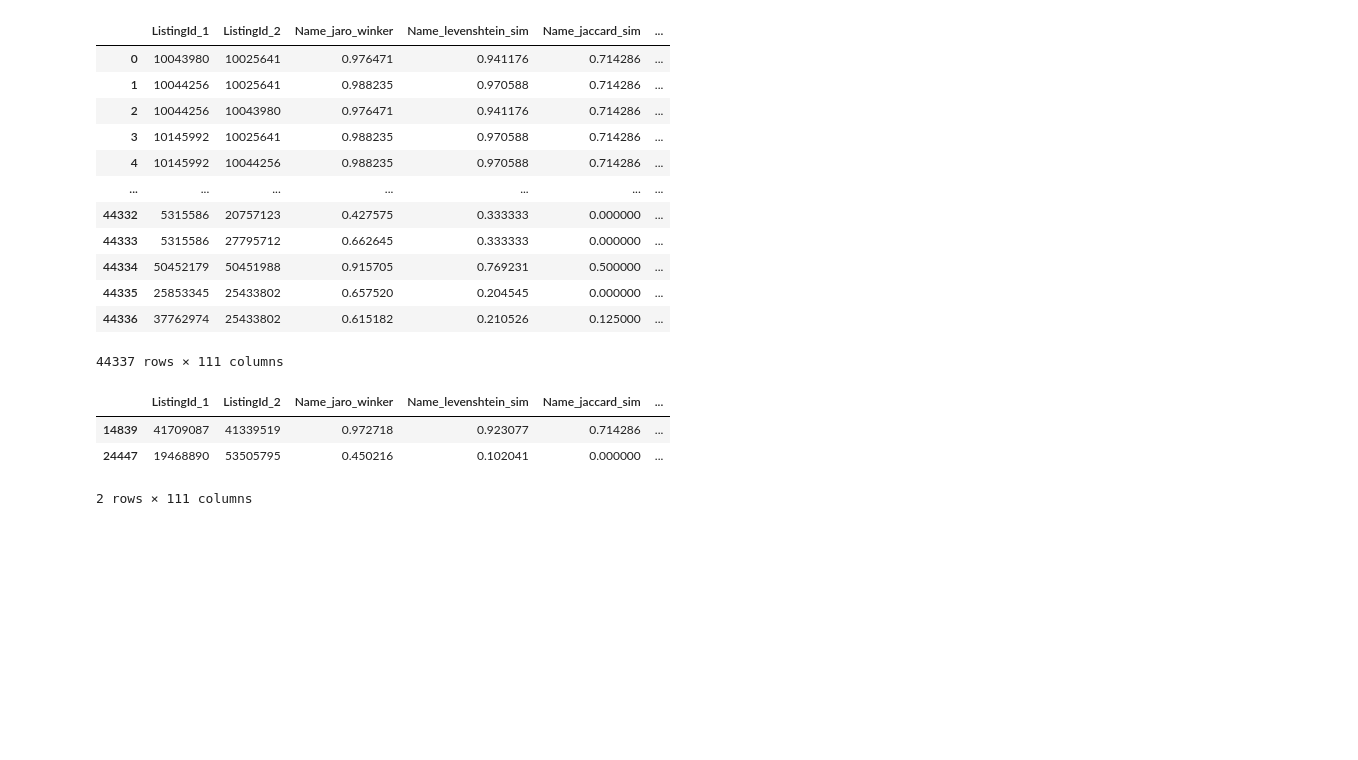
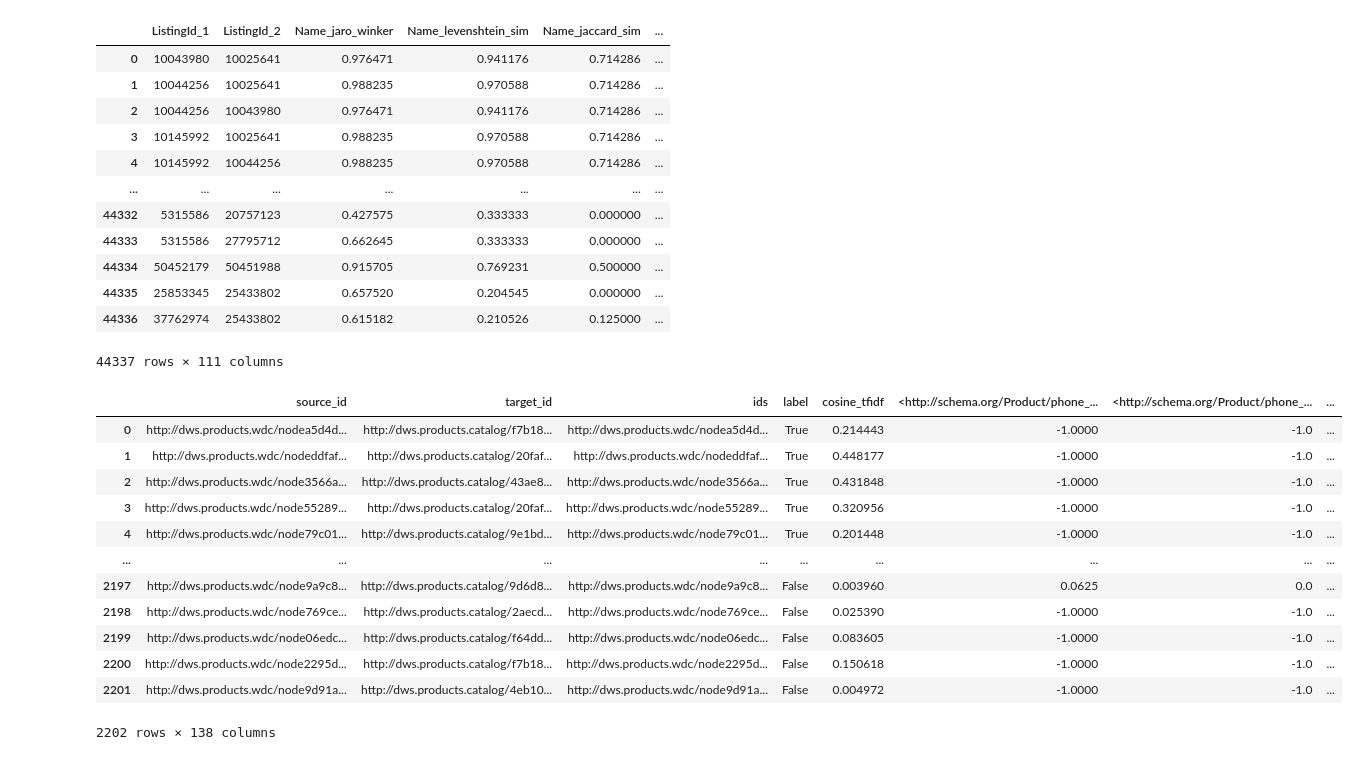
Before and after one commit to Amsterdam-Internships/Double-Listing, a Jupyter notebook: Code/Unsupervised.ipynb, the cells around one changed output. Saved outputs shown, nothing was run; the diff lists cells and outputs as text; code cells hidden in the pictures; blank space fills up the shorter version.

```diff
--- a/Code/Unsupervised.ipynb
+++ b/Code/Unsupervised.ipynb
@@ -36,5 +51,6 @@ Knee value = 0.4011926095121956
 # %%
 matches_score_weight, nonmatches_score_weight = unsupervised_labels(sorted_dataset,threshold)
+matches_score_weight_base, nonmatches_score_weight_base = unsupervised_labels(sorted_dataset_base,threshold_base)
 # %%
 columns = ['ids','agg_score','weights','uns_label']
 uns_labels = matches_score_weight+nonmatches_score_weight
@@ -54,3 +70,8 @@ df_uns
 | 44335 | (53505795, 47371801) | 0.401162 | 0.000076 | 0.0 |
 | 44336 | (39022530, 17793367) | 0.401185 | 0.000019 | 0.0 |
 44337 rows × 4 columns
+# %%
+columns_base = ['ids','agg_score','weights','uns_label']
+uns_labels_base = matches_score_weight_base+nonmatches_score_weight_base
+df_uns_base = pd.DataFrame(uns_labels_base,columns=columns_base)
+df_uns_base
@@ -57,6 +92,9 @@ df_uns
 # %%
 df_uns_label= df_sim.merge(df_uns,on='ids')
 df_uns_label.to_csv('df_uns_label_img_1.csv',index=False)
+# %%
+df_uns_label_base= full_base.merge(df_uns_base,on='ids')
+df_uns_label_base.to_csv('df_uns_label_base_train.csv',index=False)
 # %%
 df_uns_label
 # %% [output]
@@ -73,10 +111,19 @@ df_uns_label
 | 44335 | 25853345 | 25433802 | 0.657520 | 0.204545 | 0.000000 | ... |
 | 44336 | 37762974 | 25433802 | 0.615182 | 0.210526 | 0.125000 | ... |
 44337 rows × 111 columns
-# %%
-df_uns_label[df_uns_label['weights']==1]
-# %% [output]
-|  | ListingId_1 | ListingId_2 | Name_jaro_winker | Name_levenshtein_sim | Name_jaccard_sim | ... |
-| 14839 | 41709087 | 41339519 | 0.972718 | 0.923077 | 0.714286 | ... |
-| 24447 | 19468890 | 53505795 | 0.450216 | 0.102041 | 0.000000 | ... |
-2 rows × 111 columns
+# %%
+df_uns_label_base
+# %% [output]
+|  | source_id | target_id | ids | label | cosine_tfidf | <http://schema.org/Product/phone_... | <http://schema.org/Product/phone_... | ... |
+| 0 | http://dws.products.wdc/nodea5d4d... | http://dws.products.catalog/f7b18... | http://dws.products.wdc/nodea5d4d... | True | 0.214443 | -1.0000 | -1.0 | ... |
+| 1 | http://dws.products.wdc/nodeddfaf... | http://dws.products.catalog/20faf... | http://dws.products.wdc/nodeddfaf... | True | 0.448177 | -1.0000 | -1.0 | ... |
+| 2 | http://dws.products.wdc/node3566a... | http://dws.products.catalog/43ae8... | http://dws.products.wdc/node3566a... | True | 0.431848 | -1.0000 | -1.0 | ... |
+| 3 | http://dws.products.wdc/node55289... | http://dws.products.catalog/20faf... | http://dws.products.wdc/node55289... | True | 0.320956 | -1.0000 | -1.0 | ... |
+| 4 | http://dws.products.wdc/node79c01... | http://dws.products.catalog/9e1bd... | http://dws.products.wdc/node79c01... | True | 0.201448 | -1.0000 | -1.0 | ... |
+| ... | ... | ... | ... | ... | ... | ... | ... | ... |
+| 2197 | http://dws.products.wdc/node9a9c8... | http://dws.products.catalog/9d6d8... | http://dws.products.wdc/node9a9c8... | False | 0.003960 | 0.0625 | 0.0 | ... |
+| 2198 | http://dws.products.wdc/node769ce... | http://dws.products.catalog/2aecd... | http://dws.products.wdc/node769ce... | False | 0.025390 | -1.0000 | -1.0 | ... |
+| 2199 | http://dws.products.wdc/node06edc... | http://dws.products.catalog/f64dd... | http://dws.products.wdc/node06edc... | False | 0.083605 | -1.0000 | -1.0 | ... |
+| 2200 | http://dws.products.wdc/node2295d... | http://dws.products.catalog/f7b18... | http://dws.products.wdc/node2295d... | False | 0.150618 | -1.0000 | -1.0 | ... |
+| 2201 | http://dws.products.wdc/node9d91a... | http://dws.products.catalog/4eb10... | http://dws.products.wdc/node9d91a... | False | 0.004972 | -1.0000 | -1.0 | ... |
+2202 rows × 138 columns
```
Also changed, not shown: parts of 5 cells of this notebook, 5 other files.
